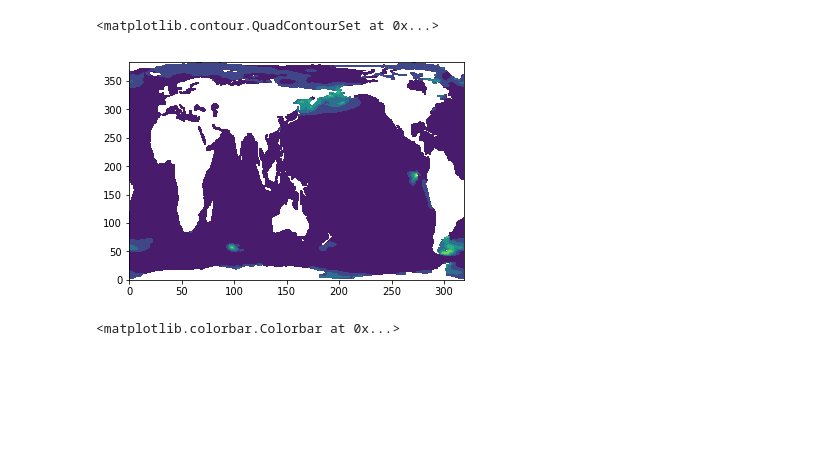
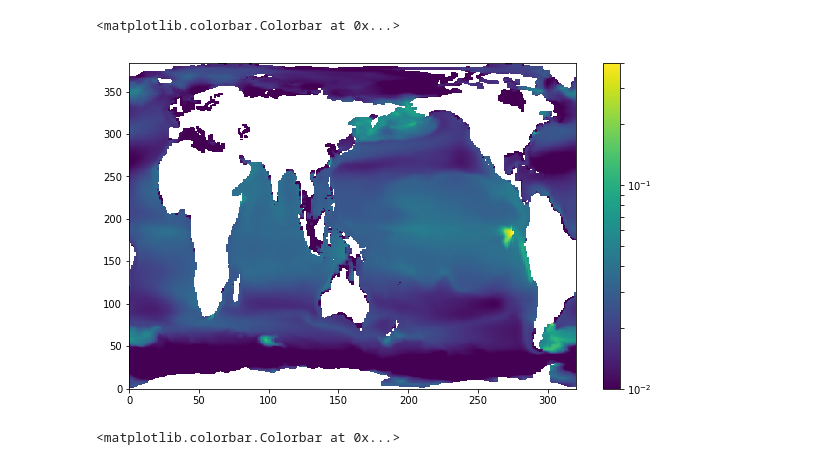
Before and after one commit to djgagne/carbon_export_biomes, a Jupyter notebook: BiomeClusters.ipynb, the cells around one changed output. Cells and saved outputs as stored; diff of their text form; code cells hidden in the pictures; blank space fills up the shorter version.

Commit message:
Added more joint plots

```diff
--- a/BiomeClusters.ipynb
+++ b/BiomeClusters.ipynb
@@ -33,8 +69,10 @@ Tue Feb 14 20:50:42 2017: ncra POC_budget/Mo/mean_POC_budget_LR.0002-01.nc POC_b
 # %%
-plt.contourf(np.ma.array(data["diatC"][0], mask=data["diatC"][0] > 1e30))
+plt.figure(figsize=(10, 6))
+plt.pcolormesh(np.ma.array(data["diat_loss_poc"][0], mask=data["diat_loss_poc"][0] > 1e30), norm=colors.LogNorm(vmin=0.01, vmax=0.4))
+plt.colorbar()
 # %% [output]
-<matplotlib.contour.QuadContourSet at 0x...>
+<matplotlib.colorbar.Colorbar at 0x...>
-[figure, old version]
+[figure, new version]
 # %%
 plt.contourf(data["TLONG"], np.arange(0, 360, 5))
 plt.colorbar()
```
Also changed, not shown: parts of 22 cells of this notebook, 1 other file.
